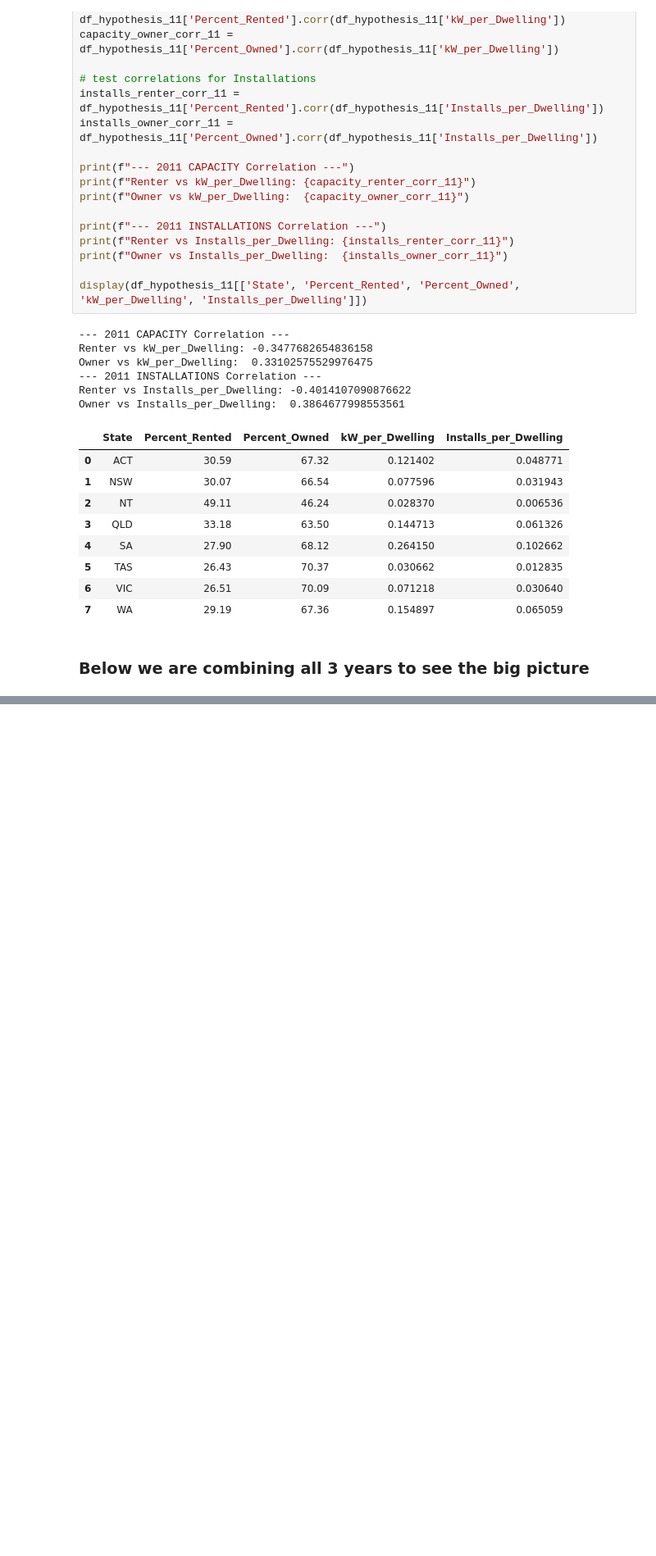
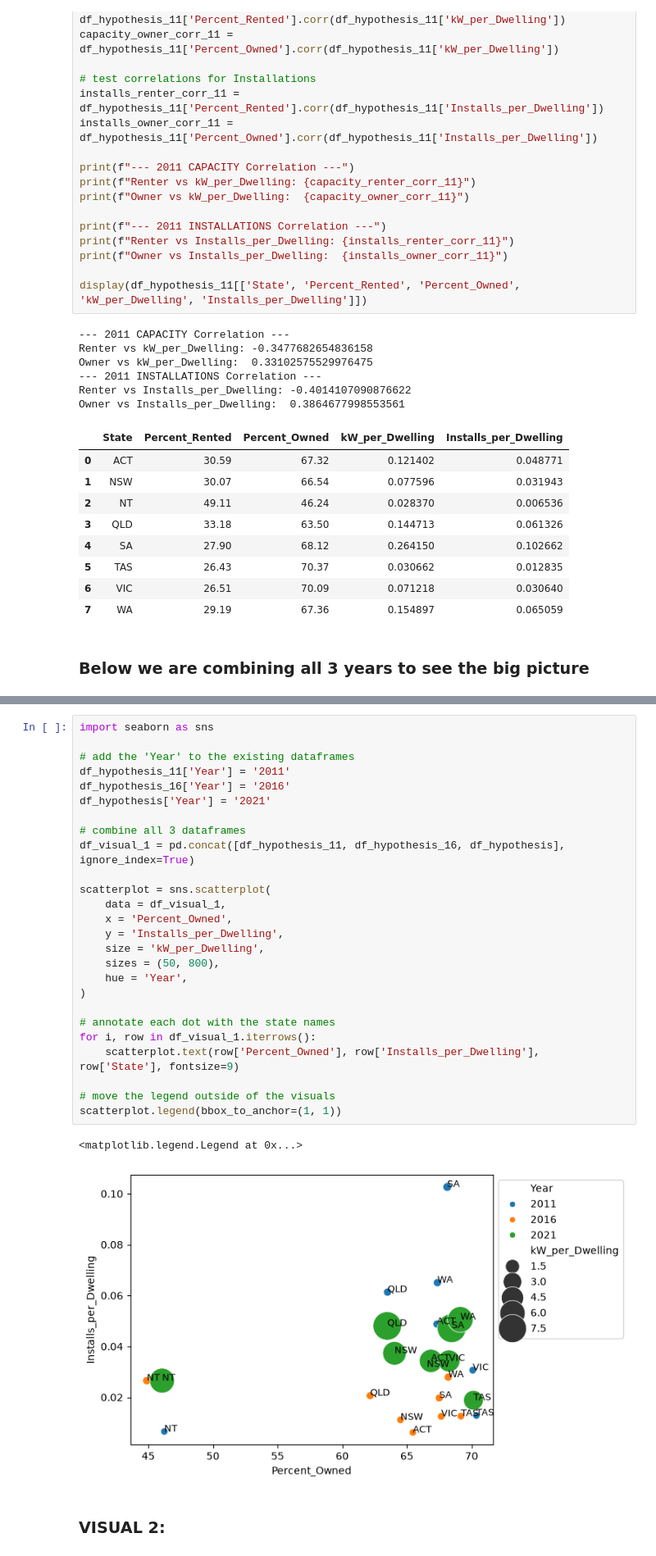
Before and after one commit to quantwothree/solar-energy-adoption-au, a Jupyter notebook: ARENA.ipynb, the cells around one changed output, grey strips where cells are left out. Shown at 82% size. Saved outputs shown, nothing was run; the diff lists cells and outputs as text; blank space fills up the shorter version.

Commit message:
add visualizations with Seaborn

```diff
--- a/ARENA.ipynb
+++ b/ARENA.ipynb
@@ -1262,0 +1269,31 @@ display(df_final)
+# %%
+import seaborn as sns
+
+# add the 'Year' to the existing dataframes
+df_hypothesis_11['Year'] = '2011'
+df_hypothesis_16['Year'] = '2016'
+df_hypothesis['Year'] = '2021'
+
+# combine all 3 dataframes
+df_visual_1 = pd.concat([df_hypothesis_11, df_hypothesis_16, df_hypothesis], ignore_index=True)
+
+scatterplot = sns.scatterplot(
+    data = df_visual_1,
+    x = 'Percent_Owned',
+    y = 'Installs_per_Dwelling',
+    size = 'kW_per_Dwelling',
+    sizes = (50, 800),
+    hue = 'Year',
+)
+
+# annotate each dot with the state names
+for i, row in df_visual_1.iterrows():
+    scatterplot.text(row['Percent_Owned'], row['Installs_per_Dwelling'], row['State'], fontsize=9)
+
+# move the legend outside of the visuals
+scatterplot.legend(bbox_to_anchor=(1, 1))
+# %% [output]
+<matplotlib.legend.Legend at 0x...>
+[figure, added]
+# %% [markdown]
+### VISUAL 2: ###
```
Also changed, not shown: parts of 12 cells of this notebook.
